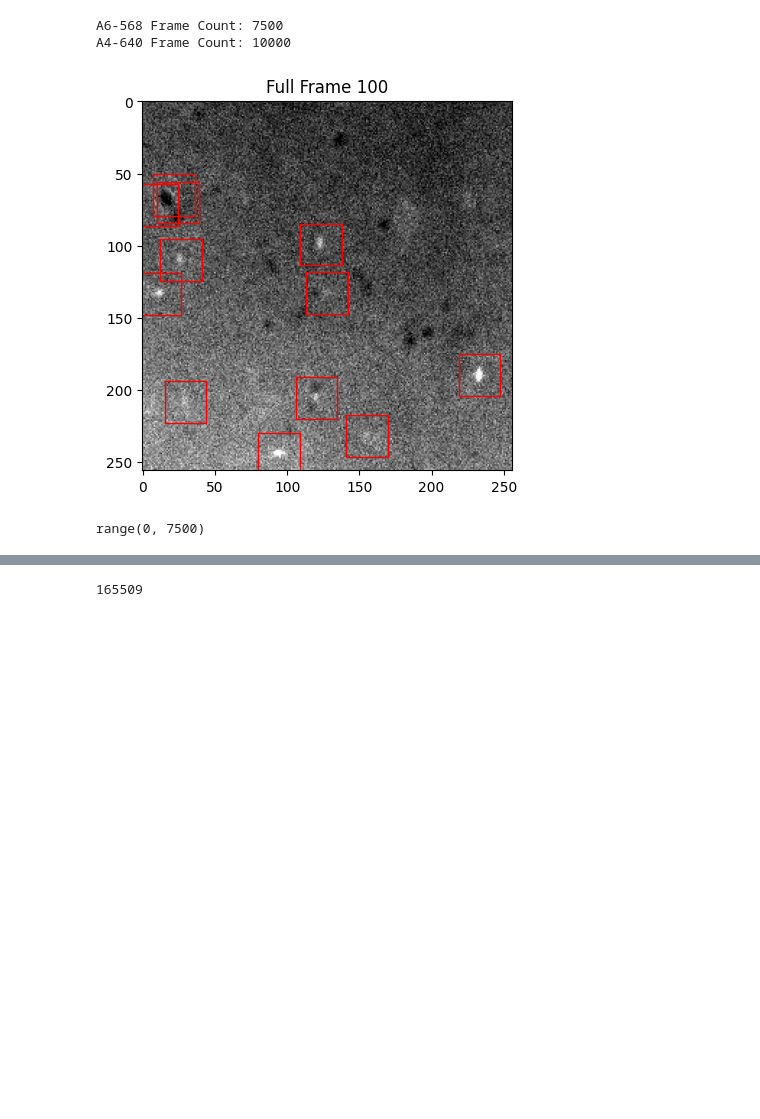
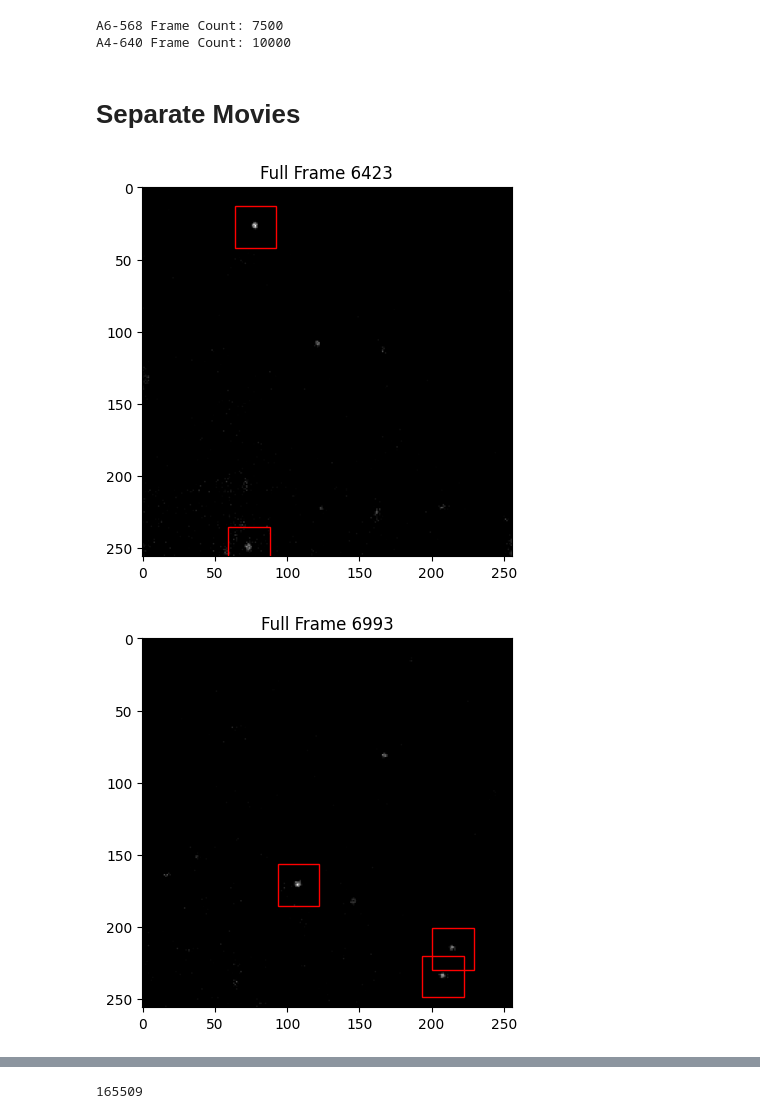
Before and after one commit to Max-Winga/Selvin-Lab-Fluorophore-Identification, a Jupyter notebook: Data_Preprocessing.ipynb, the cells around one changed output, grey strips where cells are left out. Saved outputs shown, nothing was run; the diff lists cells and outputs as text; code cells hidden in the pictures; blank space fills up the shorter version.

```diff
--- a/Data_Preprocessing.ipynb
+++ b/Data_Preprocessing.ipynb
@@ -38,10 +38,10 @@ def get_PSF_frame(movie_frame, x, y, frame_size, keep_edges=False):
             return False
     return np.array(movie_frame)[lower_y:upper_y, lower_x:upper_x]
 
-def get_PSF_frames(movie, minmass=2000, separation=3, diameter=7, frame_size=13, percentile=0.9, to_plot=False, movie_frames=True):
+def get_PSF_frames(movie, minmass=2000, separation=3, diameter=7, frame_size=13, percentile=0.9, to_plot=False, movie_frames=True, dpi=100):
     if type(movie_frames) == bool:
         movie_frames = range(len(movie))
-        print(movie_frames)
+
     # Initialize an empty list to store the PSF frames
     PSF_frames = []
 
@@ -54,7 +54,7 @@ def get_PSF_frames(movie, minmass=2000, separation=3, diameter=7, frame_size=13,
 
         # Plot the frame with the identified features
         if to_plot:
-            fig, ax = plt.subplots(1)
+            fig, ax = plt.subplots(1, dpi=dpi)
             ax.imshow(movie[i], cmap='gray')
 
         # Draw a box around each identified feature
@@ -73,20 +73,23 @@ def get_PSF_frames(movie, minmass=2000, separation=3, diameter=7, frame_size=13,
     # Convert the list of frames to a numpy array
     PSF_frames = np.array(PSF_frames)
     return PSF_frames
+# %% [markdown]
+# Separate Movies
 # %%
 # indices = np.random.choice(range(7500), 3)
 # print(indices)
 indices = [10, 500, 1000, 2000, 4000, 6000]
 # %%
 minmass = 100000
-separation = 5
+separation = 15
 diameter = 9
 frame_size = 29
-percentile =99
-indices = [10, 500, 1000, 2000, 4000, 6000]
-indices = [100]
+percentile =99.5
+# indices = [10, 500, 1000, 2000, 4000, 6000]
+indices = np.random.choice(range(7500), 3)
+
 A6_PSF_frames = get_PSF_frames(A6_568_movie, minmass, separation, diameter, frame_size, percentile, to_plot=True, movie_frames=indices)
-A6_PSF_frames = get_PSF_frames(A6_568_movie, minmass, separation, diameter, frame_size, percentile, to_plot=False, movie_frames=False)
+# A6_PSF_frames = get_PSF_frames(A6_568_movie, minmass, separation, diameter, frame_size, percentile, to_plot=False, movie_frames=False)
 # %% [output]
-[figure, old version]
+[figure, new version]
-range(0, 7500)
+[figure, added]
```
Also changed, not shown: parts of 34 cells of this notebook, 2 other files.
